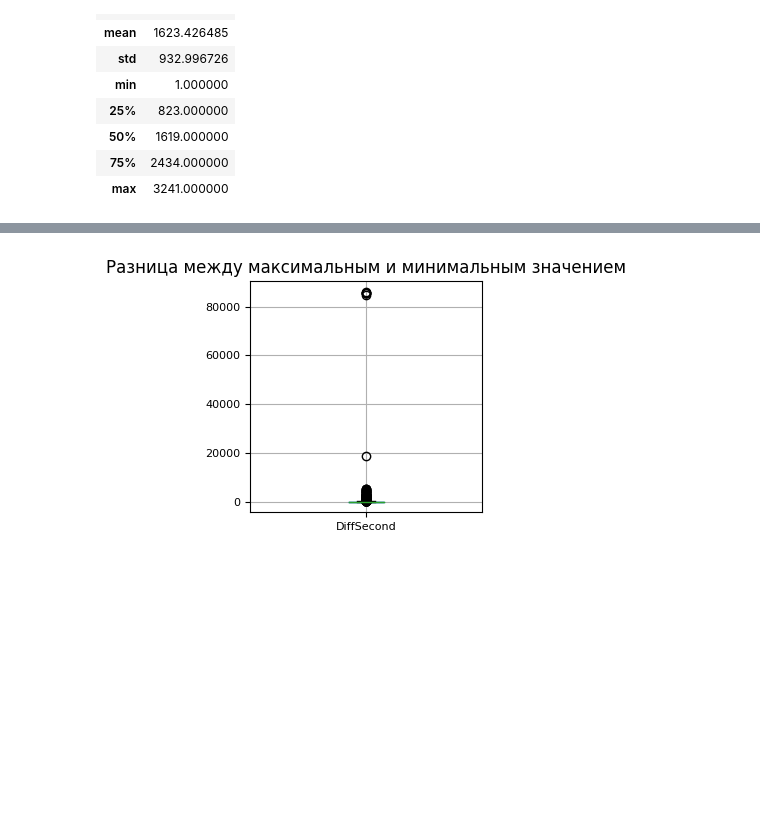
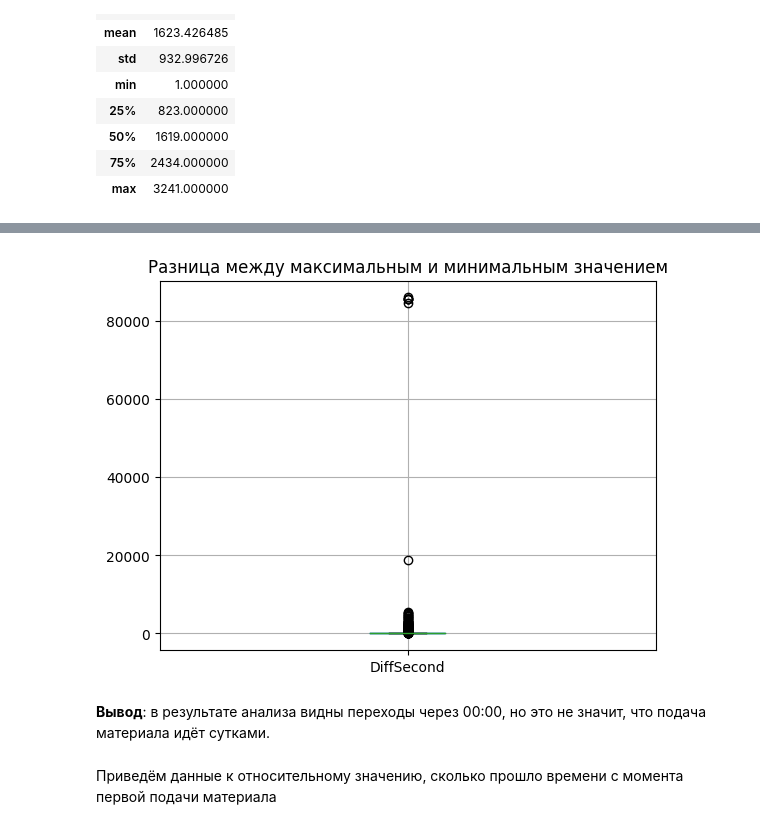
Before and after one commit to akrasnov87/yandex-practicum-final-project, a Jupyter notebook: industry.ipynb, the cells around one changed output, grey strips where cells are left out. Drawn from its saved outputs; the diff is of its cells as text; code cells hidden in the pictures; blank space fills up the shorter version.

```diff
--- a/industry.ipynb
+++ b/industry.ipynb
@@ -553,0 +608,10 @@ data_bulk_time.head()
+# %%
+def get_min_value(row):
+    a = np.array(row.values)
+    min_value = a[a >= 0].min()
+    return min_value
+
+data_bulk_time['MinSecond'] = data_bulk_time[colsTime].apply(get_min_value, axis=1)
+
+for col in colsTime:
+    data_bulk_time[col] = data_bulk_time.apply(lambda x: x[col] - x['MinSecond'] if x[col] >= 0 else x[col], axis=1)
@@ -837,14 +968,14 @@ cols = data_wire_time.columns
 # приведём переменные Bulk N к типу time
 for col in cols:
     if col.find('Wire') >= 0:
-        data_wire_time[f'{col}Time'] = pd.to_datetime(data_wire_time[col], format='%H:%M:%S').dt.time
-        data_wire_time[f'{col}Time'] = data_wire_time[f'{col}Time'].apply(total_seconds)
+        data_wire_time[f'{col}'] = pd.to_datetime(data_wire_time[col], format='%H:%M:%S').dt.time
+        data_wire_time[f'{col}'] = data_wire_time[f'{col}'].apply(total_seconds)
 # %%
 # 2. выбирем колонки time для обработки
 colsTime = []
 for col in cols:
-    colsTime.append(f'{col}Time')
+    colsTime.append(f'{col}')
 # %%
 # 3. определяем максимальное и минимальное значение
-data_wire_time['MinSecond'] = data_wire_time[colsTime].apply(get_min_value, axis=1)
-data_wire_time['MaxSecond'] = data_wire_time[colsTime].apply(get_max_value, axis=1)
+data_wire_time['MinSecond'] = data_wire_time[colsTime].apply(get_min_value_with_nan, axis=1)
+data_wire_time['MaxSecond'] = data_wire_time[colsTime].apply(get_max_value_with_nan, axis=1)
@@ -852,8 +1000,12 @@ data_wire_time['MaxSecond'] = data_wire_time[colsTime].apply(get_max_value, axis
 # 4. находим разницу
 data_wire_time['DiffSecond'] = data_wire_time['MaxSecond'] - data_wire_time['MinSecond']
 # %%
-data_wire_time.boxplot('DiffSecond', figsize=(3, 3), fontsize=8)
+data_wire_time.boxplot('DiffSecond')
 plt.title('Разница между максимальным и минимальным значением')
 plt.show()
 # %% [output]
-[figure, old version]
+[figure, new version]
+# %% [markdown]
+__Вывод__: в результате анализа видны переходы через 00:00, но это не значит, что подача материала идёт сутками.
+# %% [markdown]
+Приведём данные к относительному значению, сколько прошло времени с момента первой подачи материала
```
Also changed, not shown: parts of 84 cells of this notebook, 1 other file.
